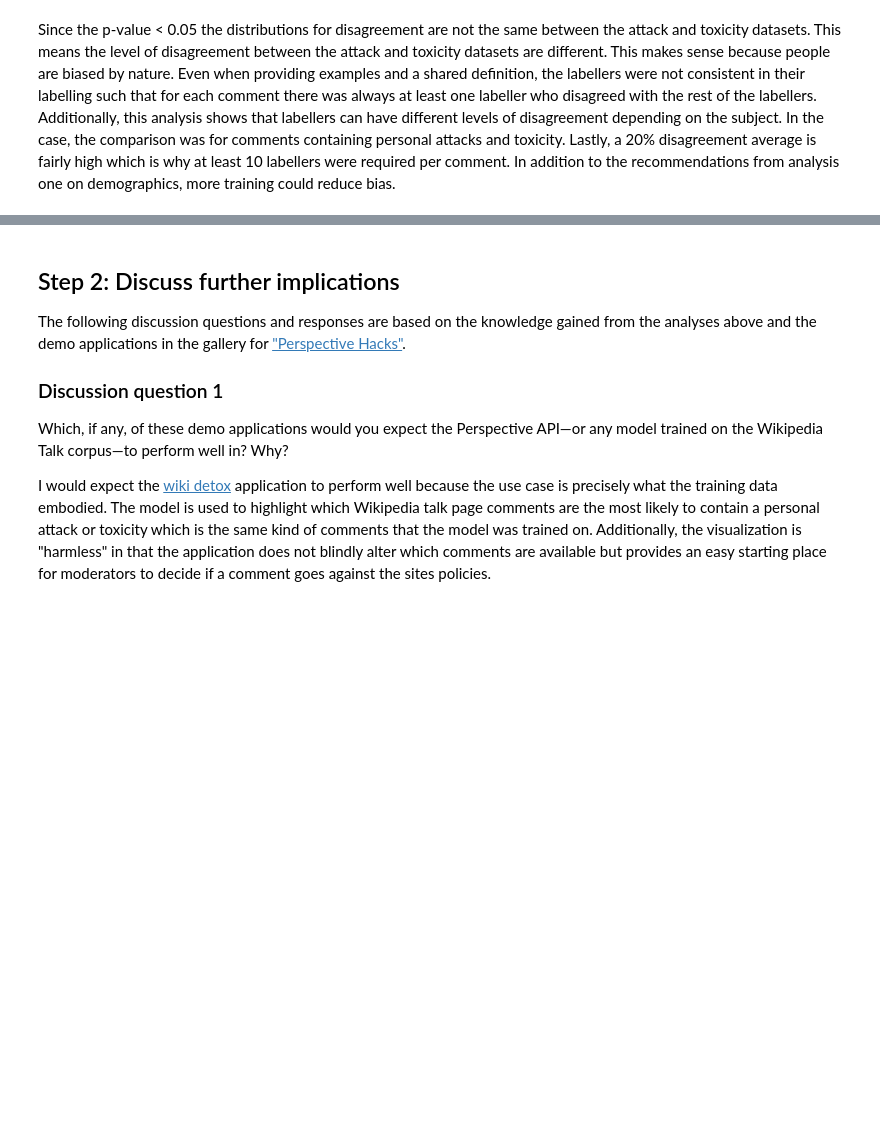
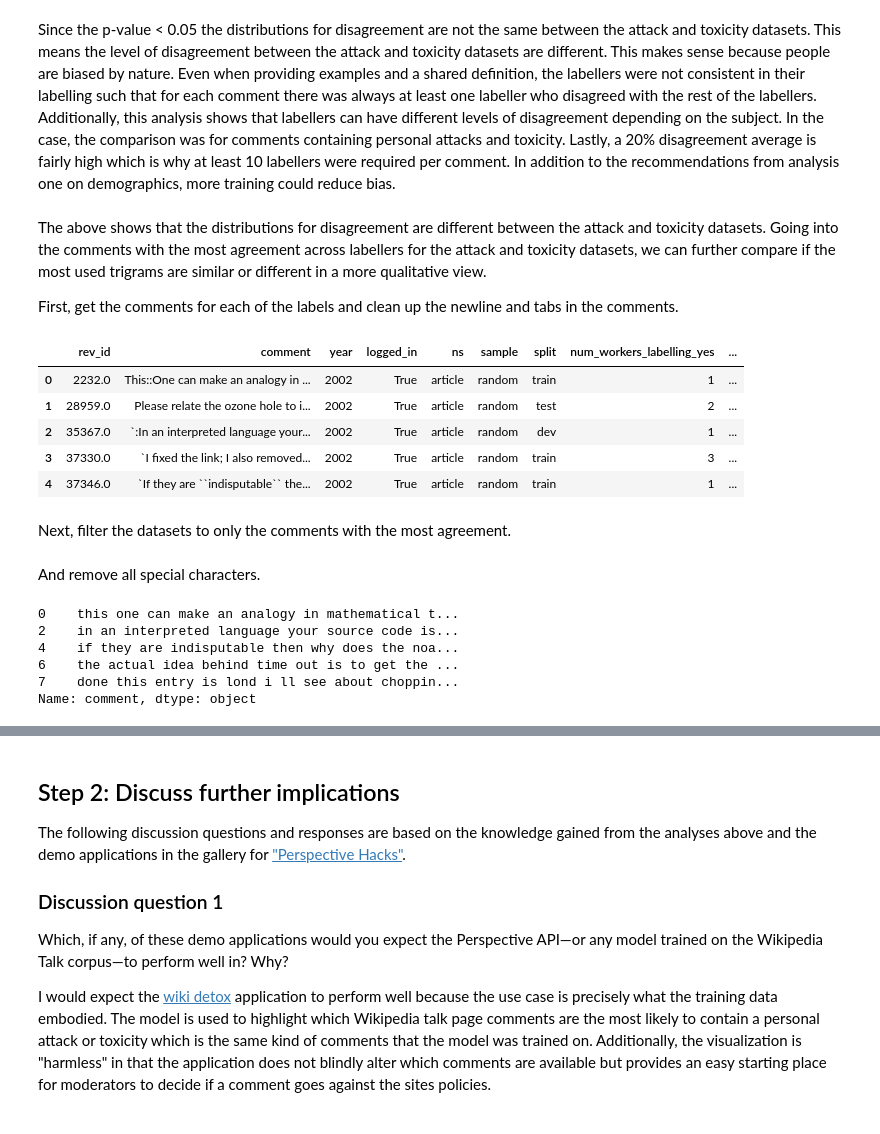
Before and after one commit to NalaniKai/data-512, a Jupyter notebook: data-512-a2/StepByStepNotebook.ipynb, the cells around one changed output, grey strips where cells are left out. Drawn from its saved outputs; the diff is of its cells as text; code cells hidden in the pictures; blank space fills up the shorter version.

```diff
--- a/data-512-a2/StepByStepNotebook.ipynb
+++ b/data-512-a2/StepByStepNotebook.ipynb
@@ -365,8 +365,8 @@ def get_num_labels_per_option(df, col):
     num_labels_per_option.reset_index(inplace=True)
     return num_labels_per_option
 
-toxic_num_labels_per_option = get_num_labels_per_option(toxicity_annotations, 'toxicity')
-attack_num_labels_per_option = get_num_labels_per_option(attack_annotations, 'attack')
+toxic_num_labels_per_option = get_num_labels_per_option(toxic, 'toxicity')
+attack_num_labels_per_option = get_num_labels_per_option(attack, 'attack')
 attack_num_labels_per_option.head()
 # %% [output]
 |  | rev_id | attack | NumLabelers |
@@ -478,3 +478,22 @@ print('Statistics=%.3f, p=%.3f' % (stat, p)) #same distribution, fail to reject
 Statistics=17689656.000, p=0.001
 # %% [markdown]
 Since the p-value < 0.05 the distributions for disagreement are not the same between the attack and toxicity datasets. This means the level of disagreement between the attack and toxicity datasets are different. This makes sense because people are biased by nature. Even when providing examples and a shared definition, the labellers were not consistent in their labelling such that for each comment there was always at least one labeller who disagreed with the rest of the labellers. Additionally, this analysis shows that labellers can have different levels of disagreement depending on the subject. In the case, the comparison was for comments containing personal attacks and toxicity. Lastly, a 20% disagreement average is fairly high which is why at least 10 labellers were required per comment. In addition to the recommendations from analysis one on demographics, more training could reduce bias.
+# %% [markdown]
+The above shows that the distributions for disagreement are different between the attack and toxicity datasets. Going into the comments with the most agreement across labellers for the attack and toxicity datasets, we can further compare if the most used trigrams are similar or different in a more qualitative view.
+
+First, get the comments for each of the labels and clean up the newline and tabs in the comments.
+# %%
+toxic_comments = pd.merge(toxicity_comments, toxicity_disagreement, on="rev_id", how="inner")
+toxic_comments["comment"] = toxic_comments["comment"].apply(lambda c: c.replace("NEWLINE_TOKEN", "").replace("TAB_TOKEN", ""))
+attack_comments = pd.merge(attack_comments, attack_disagreement, on="rev_id", how="inner")
+attack_comments["comment"] = attack_comments["comment"].apply(lambda c: c.replace("NEWLINE_TOKEN", "").replace("TAB_TOKEN", ""))
+toxic_comments.head()
+# %% [output]
+|  | rev_id | comment | year | logged_in | ns | sample | split | num_workers_labelling_yes | ... |
+| 0 | 2232.0 | This::One can make an analogy in ... | 2002 | True | article | random | train | 1 | ... |
+| 1 | 28959.0 | Please relate the ozone hole to i... | 2002 | True | article | random | test | 2 | ... |
+| 2 | 35367.0 | `:In an interpreted language your... | 2002 | True | article | random | dev | 1 | ... |
+| 3 | 37330.0 | `I fixed the link; I also removed... | 2002 | True | article | random | train | 3 | ... |
+| 4 | 37346.0 | `If they are ``indisputable`` the... | 2002 | True | article | random | train | 1 | ... |
+# %% [markdown]
+Next, filter the datasets to only the comments with the most agreement.
@@ -480,0 +504,2 @@ Since the p-value < 0.05 the distributions for disagreement are not the same bet
+# %% [markdown]
+And remove all special characters.
@@ -480,0 +508,12 @@ Since the p-value < 0.05 the distributions for disagreement are not the same bet
+# %%
+import re
+toxic_filtered["comment"] = toxic_filtered["comment"].apply(lambda c: " ".join(re.findall("[a-zA-Z]+", c)).lower())
+attack_filtered["comment"] = attack_filtered["comment"].apply(lambda c: " ".join(re.findall("[a-zA-Z]+", c)).lower())
+toxic_filtered["comment"].head()
+# %% [output]
+0    this one can make an analogy in mathematical t...
+2    in an interpreted language your source code is...
+4    if they are indisputable then why does the noa...
+6    the actual idea behind time out is to get the ...
+7    done this entry is lond i ll see about choppin...
+Name: comment, dtype: object
```
Also changed, not shown: parts of 13 cells of this notebook.
